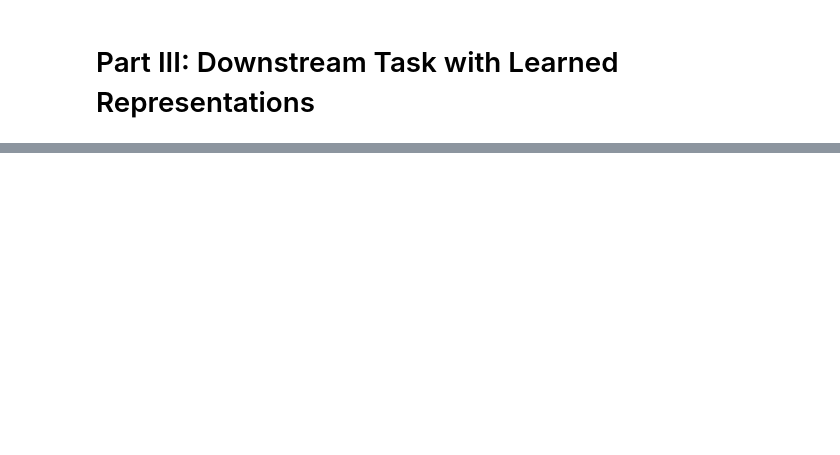
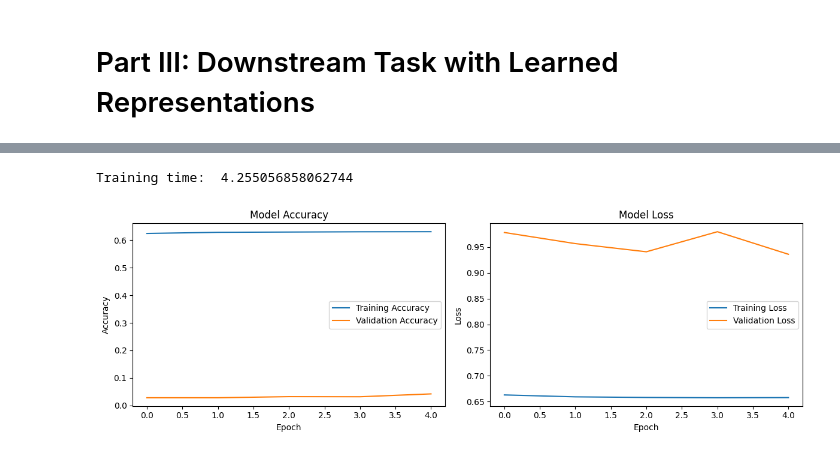
Before and after one commit to JenniferUtomo/st5230-assignment, a Jupyter notebook: LSTM-sentiment.ipynb, the cells around one changed output, grey strips where cells are left out. Saved outputs shown, nothing was run; the diff lists cells and outputs as text; code cells hidden in the pictures; blank space fills up the shorter version.

```diff
--- a/LSTM-sentiment.ipynb
+++ b/LSTM-sentiment.ipynb
@@ -24,3 +28,0 @@ train_lines['text'] = train_lines['text'].str.lower().str.split()
-# %%
-label = LabelEncoder()
-train_lines['label'] = label.fit_transform(train_lines['label'])
@@ -28,0 +43,2 @@ train_data, test_data = train_test_split(train_lines, test_size=0.2, random_stat
+# %%
+vocab_size = len(tokenizer.word_index) + 1
@@ -28,0 +109,14 @@ train_data, test_data = train_test_split(train_lines, test_size=0.2, random_stat
+# %%
+classifier = Sequential([
+    Input(shape=(256,), dtype='int32'),
+    Dense(64, activation='relu'),
+    Dropout(0.3),
+    Dense(32, activation='relu'),
+    Dropout(0.3),
+    Dense(1, activation='sigmoid')
+])
+
+classifier.summary()
+classifier.compile(loss='binary_crossentropy',
+              optimizer=Adam(learning_rate = learning_rate),
+              metrics=['accuracy'])
@@ -28,0 +141,5 @@ train_data, test_data = train_test_split(train_lines, test_size=0.2, random_stat
+# %%
+start_time = time.time()
+train_history = classifier.fit(train_reps, Y_train, batch_size=32, epochs= num_epochs, verbose=1,
+                          validation_split=0.2)
+end_time = time.time()
@@ -28,0 +157,27 @@ train_data, test_data = train_test_split(train_lines, test_size=0.2, random_stat
+# %%
+print("Training time: ", end_time - start_time)
+# %% [output]
+Training time:  4.255056858062744
+# %%
+plt.figure(figsize=(12, 4))
+
+plt.subplot(1, 2, 1)
+plt.plot(train_history.history['accuracy'], label='Training Accuracy')
+plt.plot(train_history.history['val_accuracy'], label='Validation Accuracy')
+plt.title('Model Accuracy')
+plt.xlabel('Epoch')
+plt.ylabel('Accuracy')
+plt.legend()
+
+plt.subplot(1, 2, 2)
+plt.plot(train_history.history['loss'], label='Training Loss')
+plt.plot(train_history.history['val_loss'], label='Validation Loss')
+plt.title('Model Loss')
+plt.xlabel('Epoch')
+plt.ylabel('Loss')
+plt.legend()
+
+plt.tight_layout()
+plt.show()
+# %% [output]
+[figure, added]
```
Also changed, not shown: parts of 15 cells of this notebook, 1 other file.
